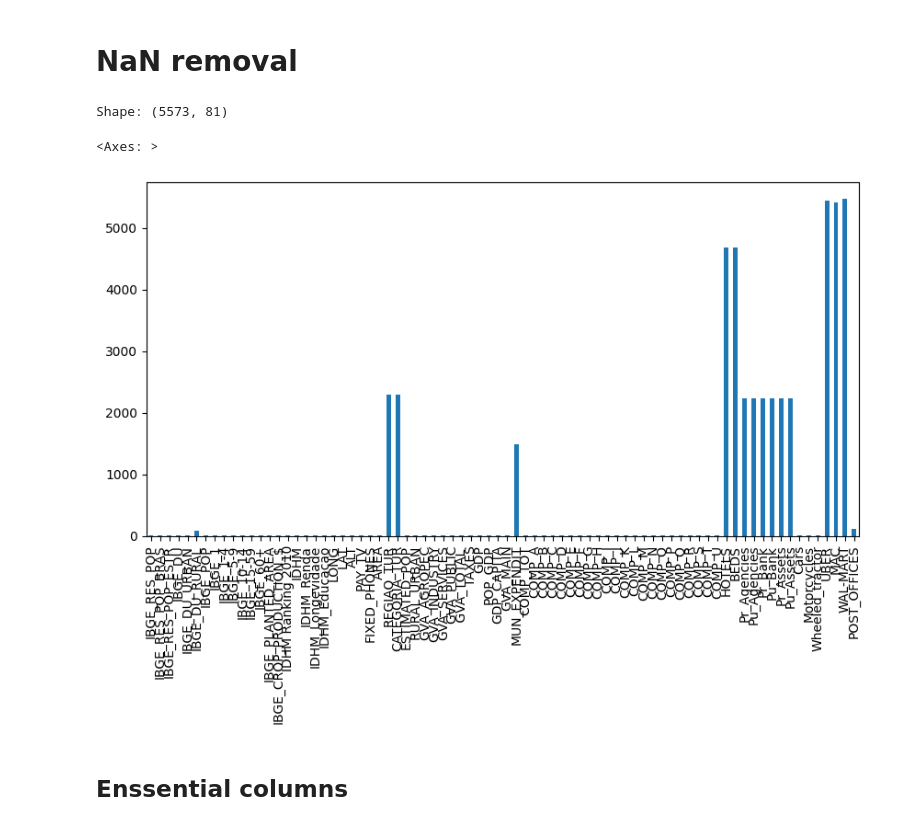
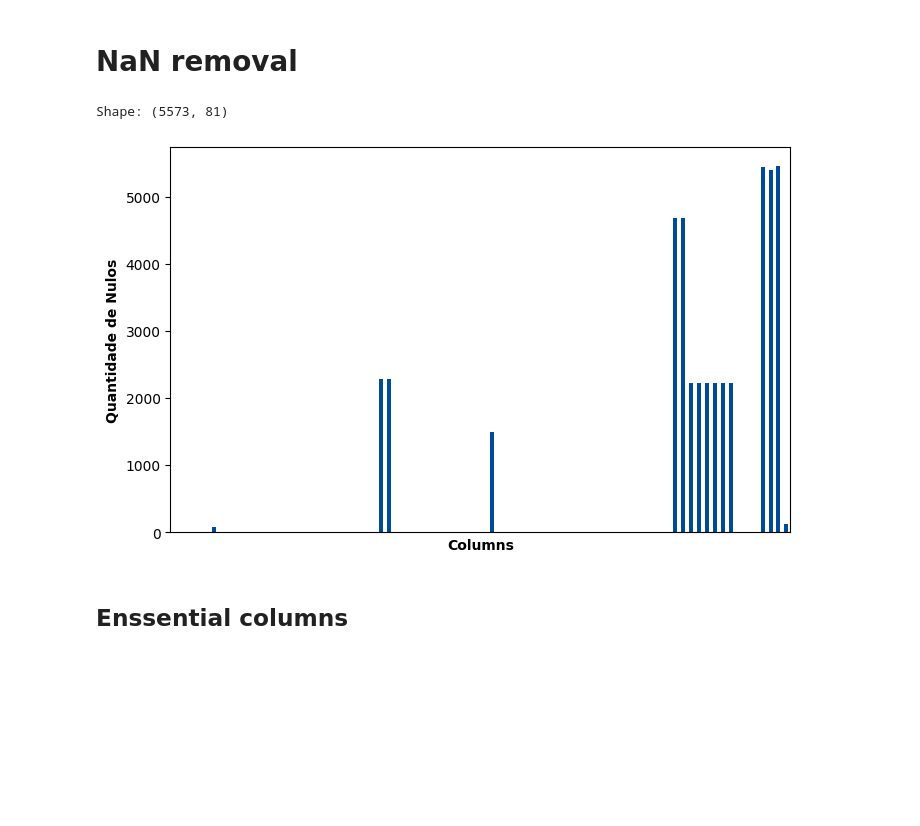
Before and after one commit to andrade-paulo/MachineLearning, a Jupyter notebook: T2/preprocessing.ipynb, the cells around one changed output. Saved outputs shown, nothing was run; the diff lists cells and outputs as text; code cells hidden in the pictures; blank space fills up the shorter version.

```diff
--- a/T2/preprocessing.ipynb
+++ b/T2/preprocessing.ipynb
@@ -18,20 +18,23 @@ df.head()
 # %%
 # Count NaN
 pd.set_option('display.max_rows', None)
 
 print("Shape:", df.shape)
 
 nans = df.isnull().sum()
 nans = nans[nans > 0]
 
-fig = plt.figure(figsize=(10, 5))
-# X label font size
-plt.xticks(fontsize=5)
-nans.plot(kind='bar')
+fig = plt.figure(figsize=(8, 5))
+nans.plot(kind='bar', color="#004B95")
+
+# Hide x ticks
+plt.xlabel('Columns', fontweight='bold')
+plt.ylabel('Quantidade de Nulos', fontweight='bold')
+plt.xticks([])
+plt.show()
 # %% [output]
 Shape: (5573, 81)
-<Axes: >
-[figure, old version]
+[figure, new version]
 # %% [markdown]
 ## Enssential columns
 # %%
```
Also changed, not shown: 4 other files.
